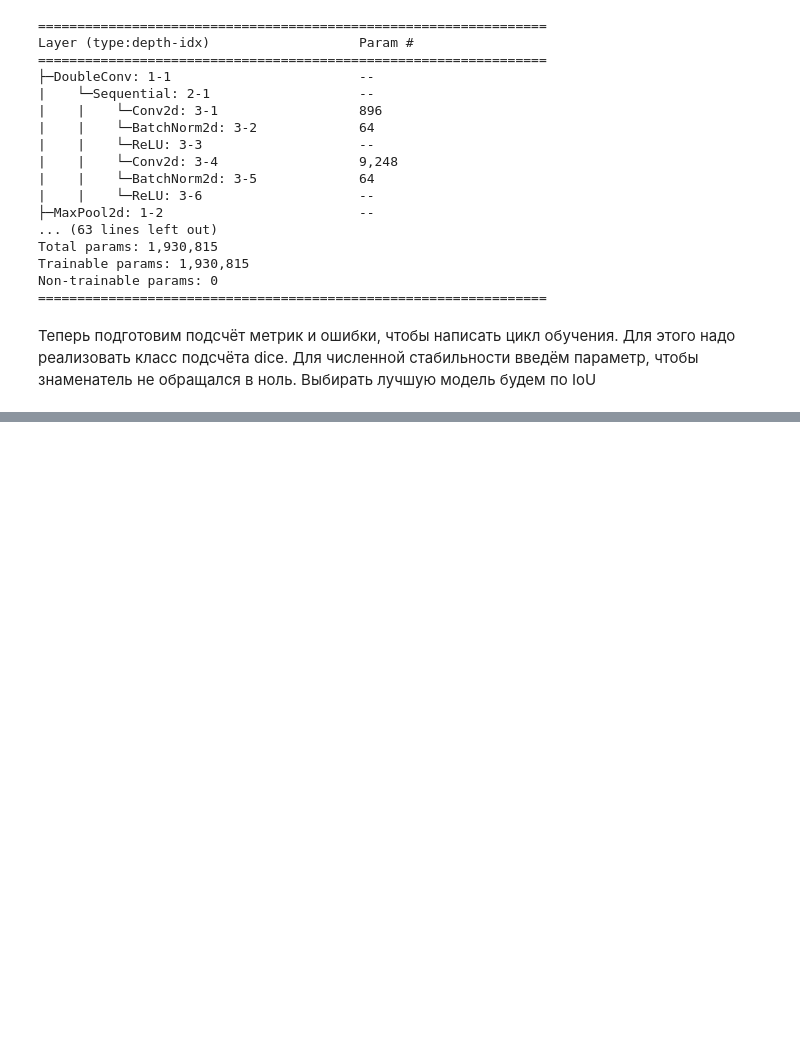
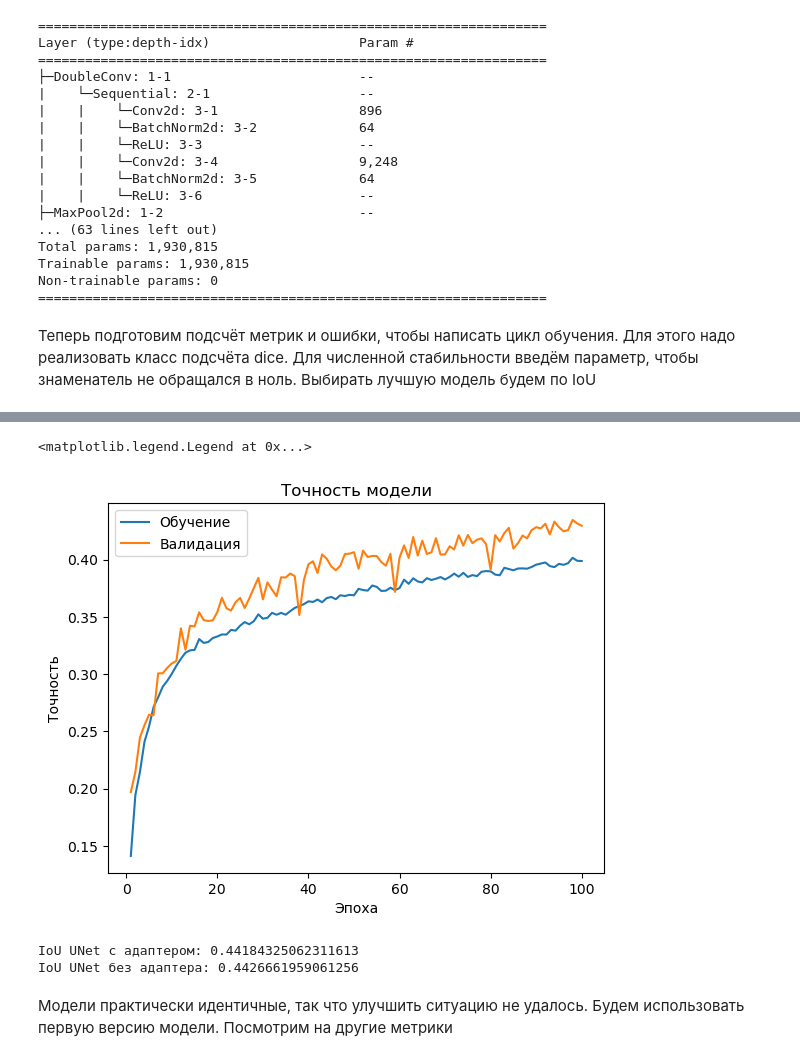
Before and after one commit to EHAT32/cv-masters-2025-fall, a Jupyter notebook: hw3.ipynb, the cells around one changed output, grey strips where cells are left out. Saved outputs shown, nothing was run; the diff lists cells and outputs as text; code cells hidden in the pictures; blank space fills up the shorter version.

```diff
--- a/hw3.ipynb
+++ b/hw3.ipynb
@@ -1275,0 +1366,19 @@ plt.legend()
+# %%
+plt.title('Точность модели')
+plt.plot(np.arange(1, len(results_unet_na['mean_train_iou'])+1, dtype=np.int16), results_unet_na['mean_train_iou'], label='Обучение')
+plt.plot(np.arange(1, len(results_unet_na['mean_train_iou'])+1, dtype=np.int16), results_unet_na['mean_val_iou'], label='Валидация')
+plt.xlabel('Эпоха')
+plt.ylabel('Точность')
+plt.legend()
+# plt.semilogy()
+# %% [output]
+<matplotlib.legend.Legend at 0x...>
+[figure, added]
+# %%
+print('IoU UNet с адаптером:', results_unet['best_val_iou'])
+print('IoU UNet без адаптера:', results_unet_na['best_val_iou'])
+# %% [output]
+IoU UNet с адаптером: 0.44184325062311613
+IoU UNet без адаптера: 0.4426661959061256
+# %% [markdown]
+Модели практически идентичные, так что улучшить ситуацию не удалось. Будем использовать первую версию модели. Посмотрим на другие метрики
```
Also changed, not shown: parts of 6 cells of this notebook, 2 other files.
